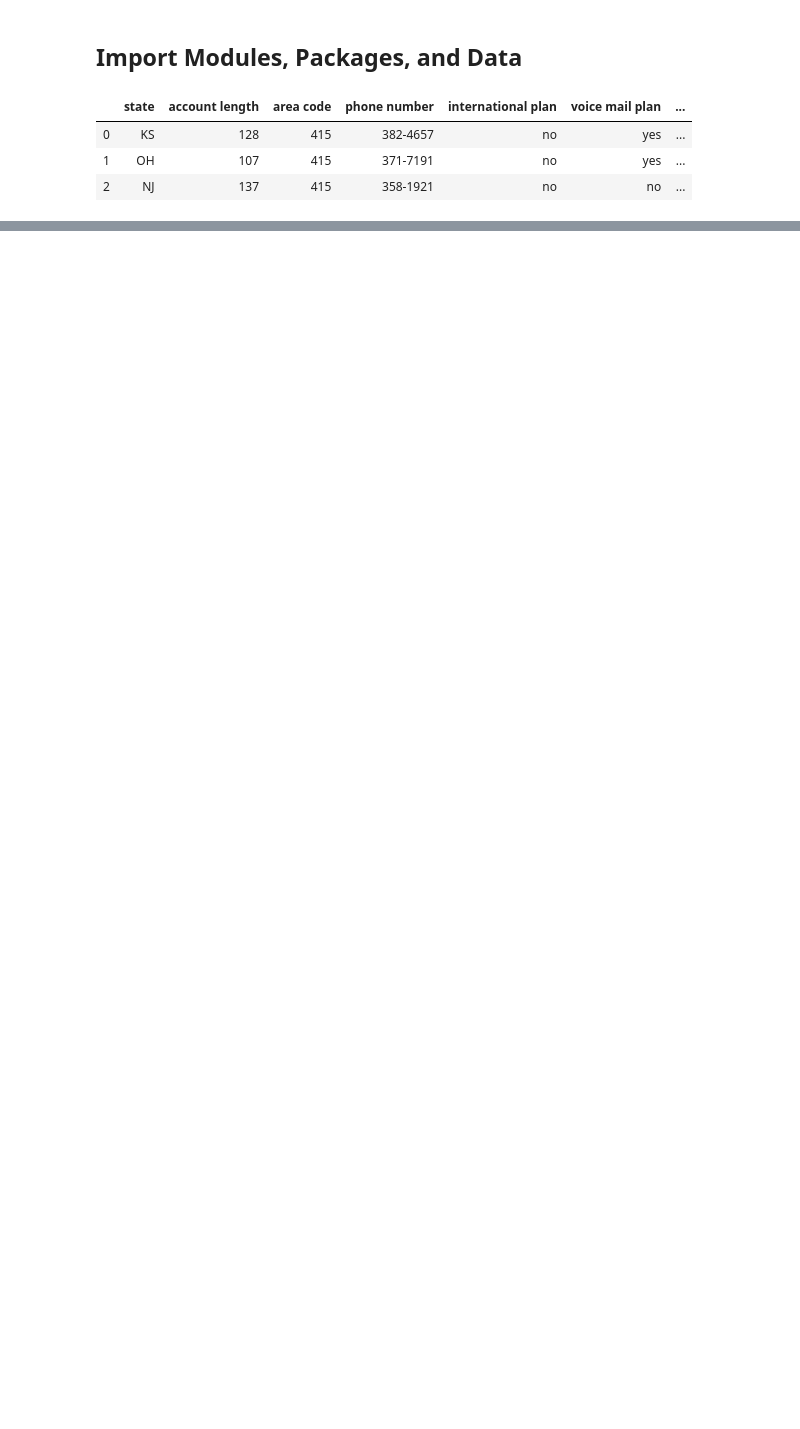
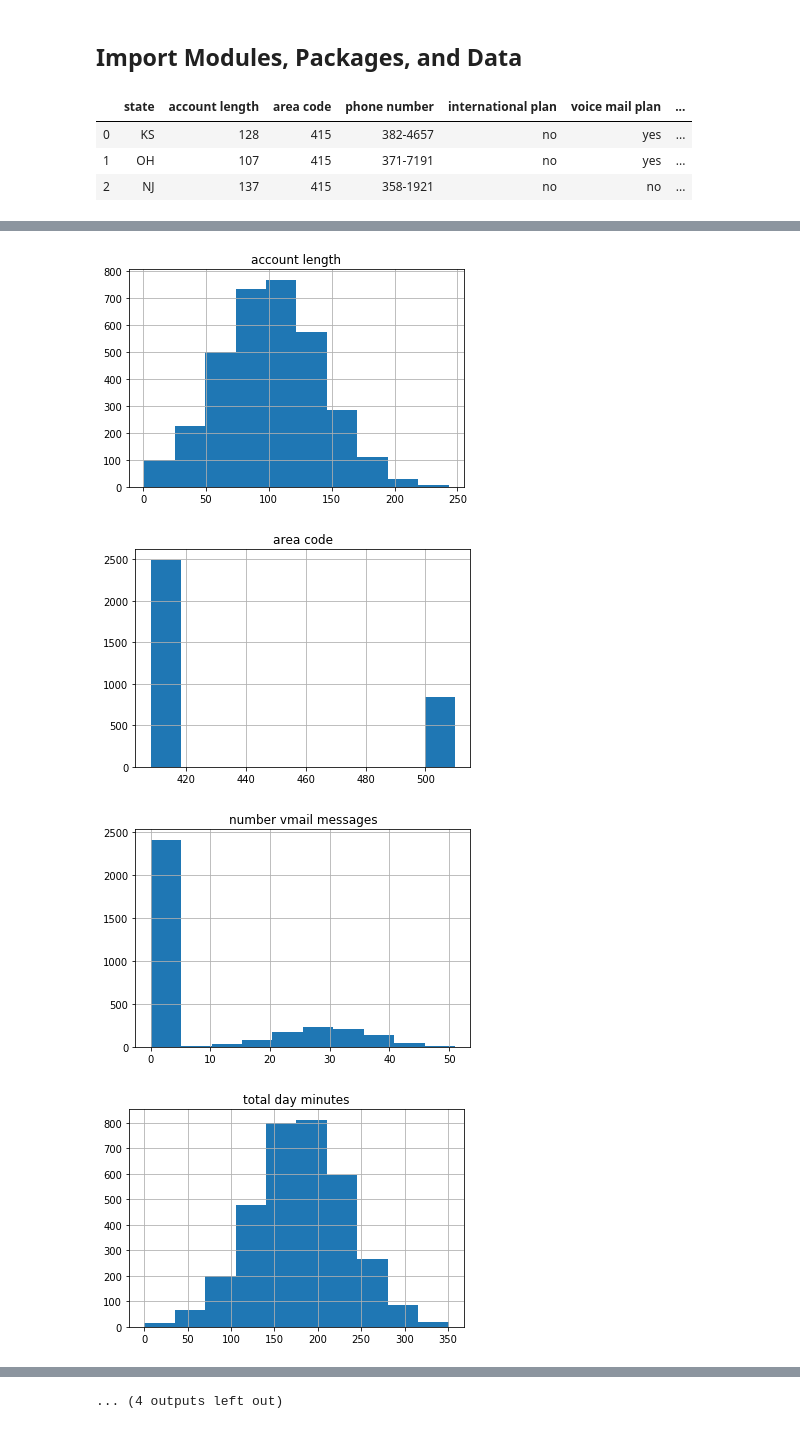
Before and after one commit to wplam107/classification_project, a Jupyter notebook: Classification_Project.ipynb, the cells around one changed output, grey strips where cells are left out. Saved outputs shown, nothing was run; the diff lists cells and outputs as text; code cells hidden in the pictures; blank space fills up the shorter version.

```diff
--- a/Classification_Project.ipynb
+++ b/Classification_Project.ipynb
@@ -29,0 +43,3 @@ df.head(3)
+# %%
+# Dropping identifying info that is irrelevent
+df.drop('phone number', axis=1, inplace=True)
@@ -29,0 +48,8 @@ df.head(3)
+# %%
+# Plot histograms of continuous/"semi-continuous" features
+cl_f.multi_plot(df, plot='hist', target='churn')
+# %% [output]
+[figure, added]
+[figure, added]
+[figure, added]
+[figure, added]
@@ -29,0 +64 @@ df.head(3)
+... (4 outputs left out)
```
Also changed, not shown: parts of 32 cells of this notebook, 1 other file.
